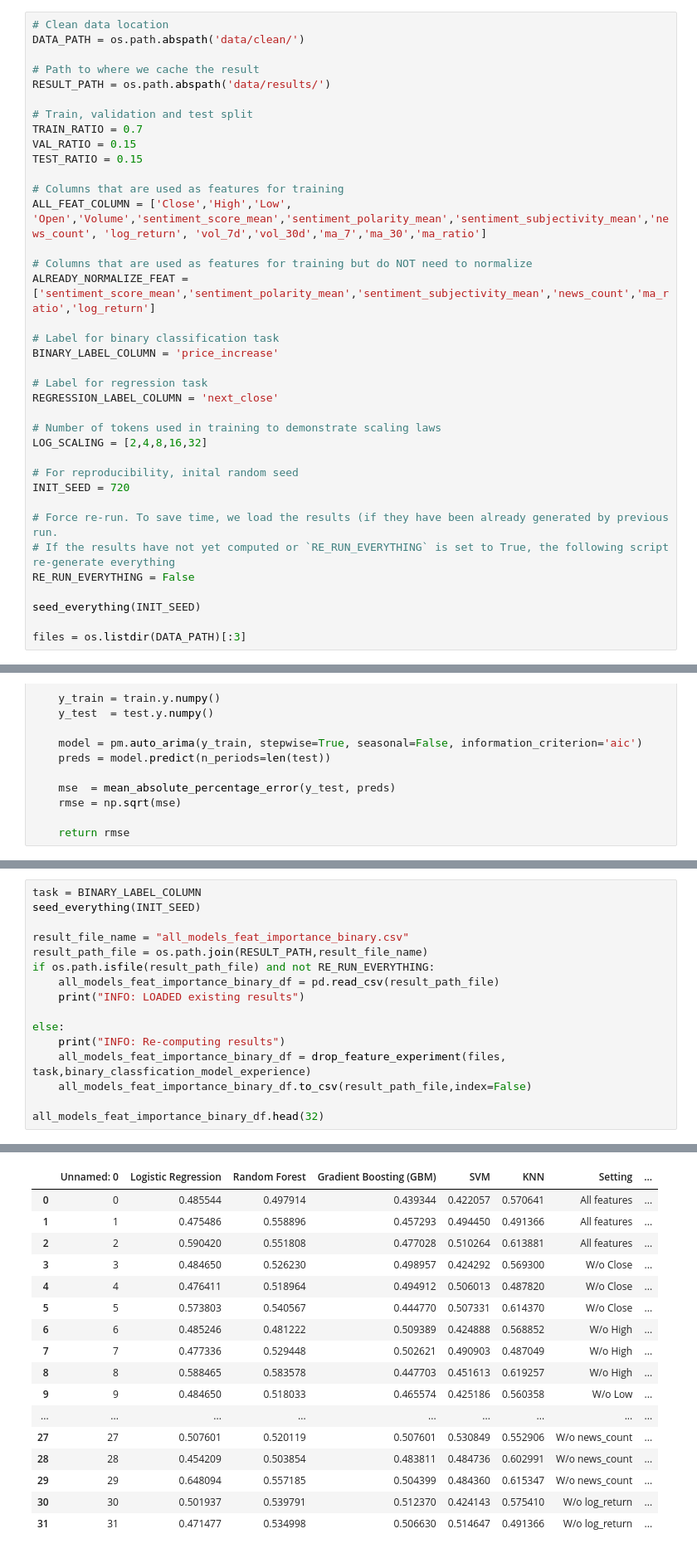
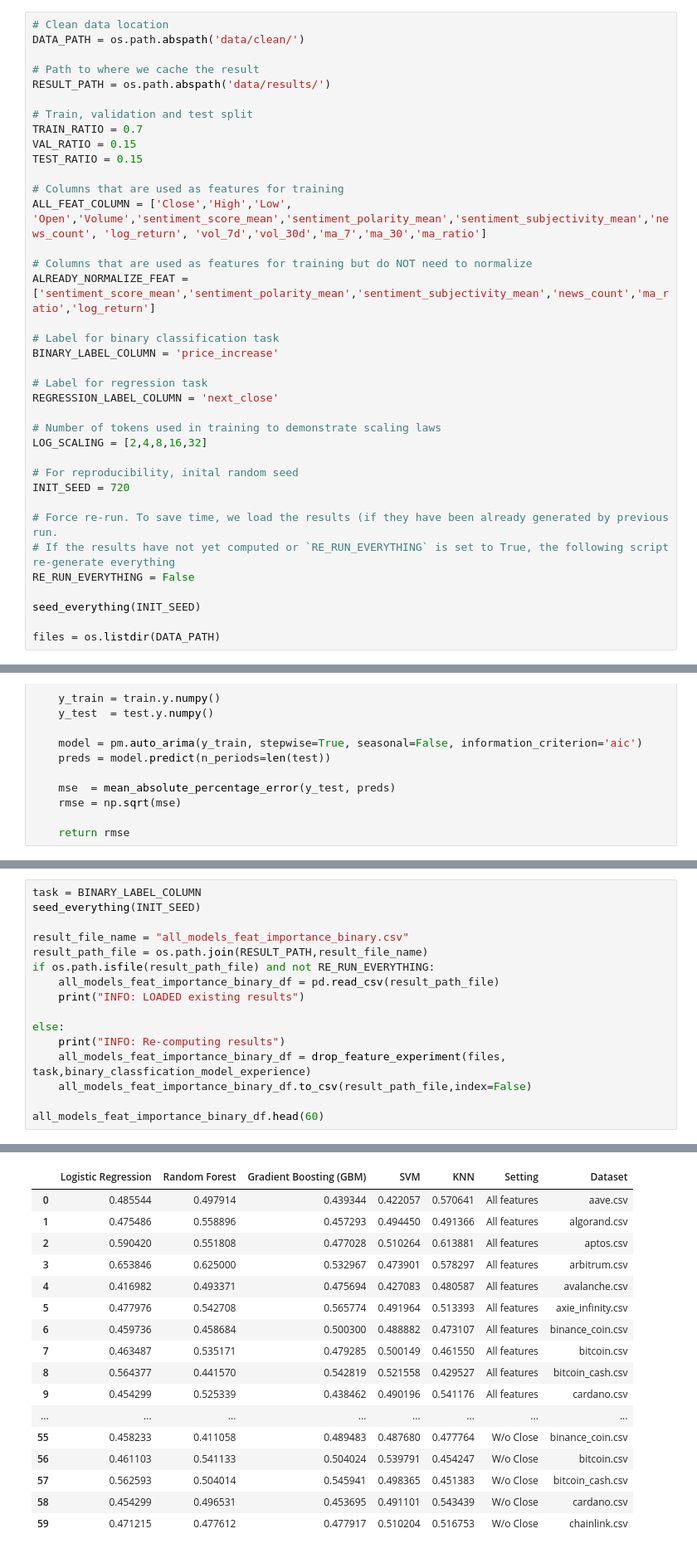
Before and after one commit to 18nghiado/DATA2010, a Jupyter notebook: experiments_feature_selection.ipynb, the cells around one changed output, grey strips where cells are left out. Shown at 83% size. Saved outputs shown, nothing was run; the diff lists cells and outputs as text.

```diff
--- a/experiments_feature_selection.ipynb
+++ b/experiments_feature_selection.ipynb
@@ -88,7 +104,7 @@ RE_RUN_EVERYTHING = False
 
 seed_everything(INIT_SEED)
 
-files = os.listdir(DATA_PATH)[:3]
+files = os.listdir(DATA_PATH)
 # %% [markdown]
 ### 1.3. Declare all support functions needed for the experiment
 
@@ -352,35 +385,35 @@ Drop feature experiment
 # %%
 task = BINARY_LABEL_COLUMN
 seed_everything(INIT_SEED)
 
 result_file_name = "all_models_feat_importance_binary.csv"
 result_path_file = os.path.join(RESULT_PATH,result_file_name)
 if os.path.isfile(result_path_file) and not RE_RUN_EVERYTHING:
     all_models_feat_importance_binary_df = pd.read_csv(result_path_file)
     print("INFO: LOADED existing results")
 
 else:
     print("INFO: Re-computing results")
     all_models_feat_importance_binary_df = drop_feature_experiment(files, task,binary_classfication_model_experience)
     all_models_feat_importance_binary_df.to_csv(result_path_file,index=False)
 
-all_models_feat_importance_binary_df.head(32)
+all_models_feat_importance_binary_df.head(60)
 # %% [output]
 INFO: LOADED existing results
-|  | Unnamed: 0 | Logistic Regression | Random Forest | Gradient Boosting (GBM) | SVM | KNN | Setting | ... |
-| 0 | 0 | 0.485544 | 0.497914 | 0.439344 | 0.422057 | 0.570641 | All features | ... |
-| 1 | 1 | 0.475486 | 0.558896 | 0.457293 | 0.494450 | 0.491366 | All features | ... |
-| 2 | 2 | 0.590420 | 0.551808 | 0.477028 | 0.510264 | 0.613881 | All features | ... |
-| 3 | 3 | 0.484650 | 0.526230 | 0.498957 | 0.424292 | 0.569300 | W/o Close | ... |
-| 4 | 4 | 0.476411 | 0.518964 | 0.494912 | 0.506013 | 0.487820 | W/o Close | ... |
-| 5 | 5 | 0.573803 | 0.540567 | 0.444770 | 0.507331 | 0.614370 | W/o Close | ... |
-| 6 | 6 | 0.485246 | 0.481222 | 0.509389 | 0.424888 | 0.568852 | W/o High | ... |
-| 7 | 7 | 0.477336 | 0.529448 | 0.502621 | 0.490903 | 0.487049 | W/o High | ... |
-| 8 | 8 | 0.588465 | 0.583578 | 0.447703 | 0.451613 | 0.619257 | W/o High | ... |
-| 9 | 9 | 0.484650 | 0.518033 | 0.465574 | 0.425186 | 0.560358 | W/o Low | ... |
-| ... | ... | ... | ... | ... | ... | ... | ... | ... |
-| 27 | 27 | 0.507601 | 0.520119 | 0.507601 | 0.530849 | 0.552906 | W/o news_count | ... |
-| 28 | 28 | 0.454209 | 0.503854 | 0.483811 | 0.484736 | 0.602991 | W/o news_count | ... |
-| 29 | 29 | 0.648094 | 0.557185 | 0.504399 | 0.484360 | 0.615347 | W/o news_count | ... |
-| 30 | 30 | 0.501937 | 0.539791 | 0.512370 | 0.424143 | 0.575410 | W/o log_return | ... |
-| 31 | 31 | 0.471477 | 0.534998 | 0.506630 | 0.514647 | 0.491366 | W/o log_return | ... |
+|  | Logistic Regression | Random Forest | Gradient Boosting (GBM) | SVM | KNN | Setting | Dataset |
+| 0 | 0.485544 | 0.497914 | 0.439344 | 0.422057 | 0.570641 | All features | aave.csv |
+| 1 | 0.475486 | 0.558896 | 0.457293 | 0.494450 | 0.491366 | All features | algorand.csv |
+| 2 | 0.590420 | 0.551808 | 0.477028 | 0.510264 | 0.613881 | All features | aptos.csv |
+| 3 | 0.653846 | 0.625000 | 0.532967 | 0.473901 | 0.578297 | All features | arbitrum.csv |
+| 4 | 0.416982 | 0.493371 | 0.475694 | 0.427083 | 0.480587 | All features | avalanche.csv |
+| 5 | 0.477976 | 0.542708 | 0.565774 | 0.491964 | 0.513393 | All features | axie_infinity.csv |
+| 6 | 0.459736 | 0.458684 | 0.500300 | 0.488882 | 0.473107 | All features | binance_coin.csv |
+| 7 | 0.463487 | 0.535171 | 0.479285 | 0.500149 | 0.461550 | All features | bitcoin.csv |
+| 8 | 0.564377 | 0.441570 | 0.542819 | 0.521558 | 0.429527 | All features | bitcoin_cash.csv |
+| 9 | 0.454299 | 0.525339 | 0.438462 | 0.490196 | 0.541176 | All features | cardano.csv |
+| ... | ... | ... | ... | ... | ... | ... | ... |
+| 55 | 0.458233 | 0.411058 | 0.489483 | 0.487680 | 0.477764 | W/o Close | binance_coin.csv |
+| 56 | 0.461103 | 0.541133 | 0.504024 | 0.539791 | 0.454247 | W/o Close | bitcoin.csv |
+| 57 | 0.562593 | 0.504014 | 0.545941 | 0.498365 | 0.451383 | W/o Close | bitcoin_cash.csv |
+| 58 | 0.454299 | 0.496531 | 0.453695 | 0.491101 | 0.543439 | W/o Close | cardano.csv |
+| 59 | 0.471215 | 0.477612 | 0.477917 | 0.510204 | 0.516753 | W/o Close | chainlink.csv |
```
Also changed, not shown: parts of 38 cells of this notebook, 10 other files.
